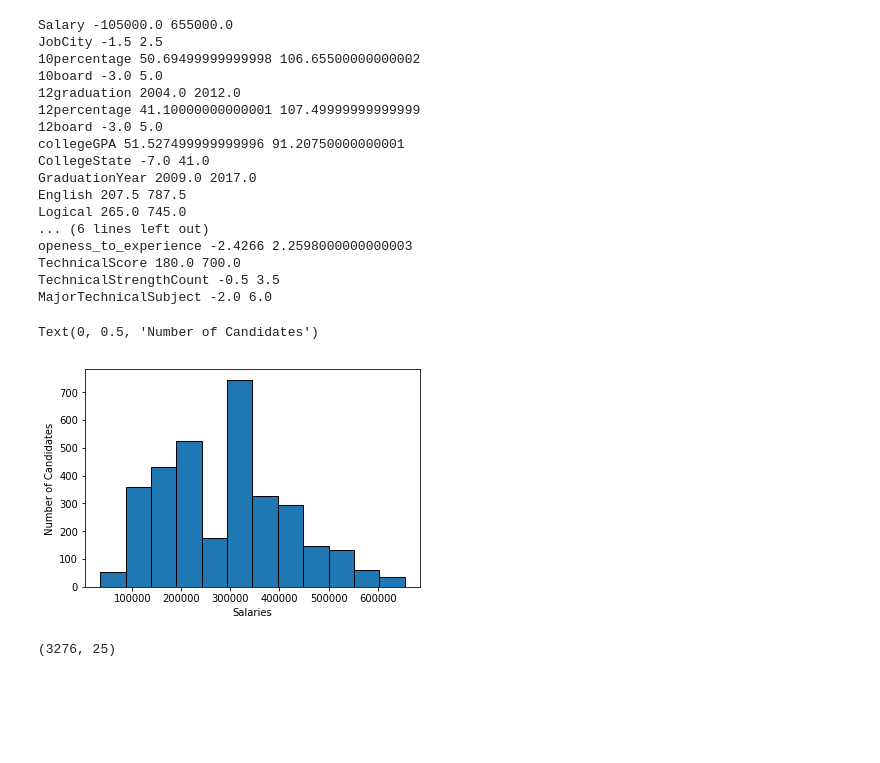
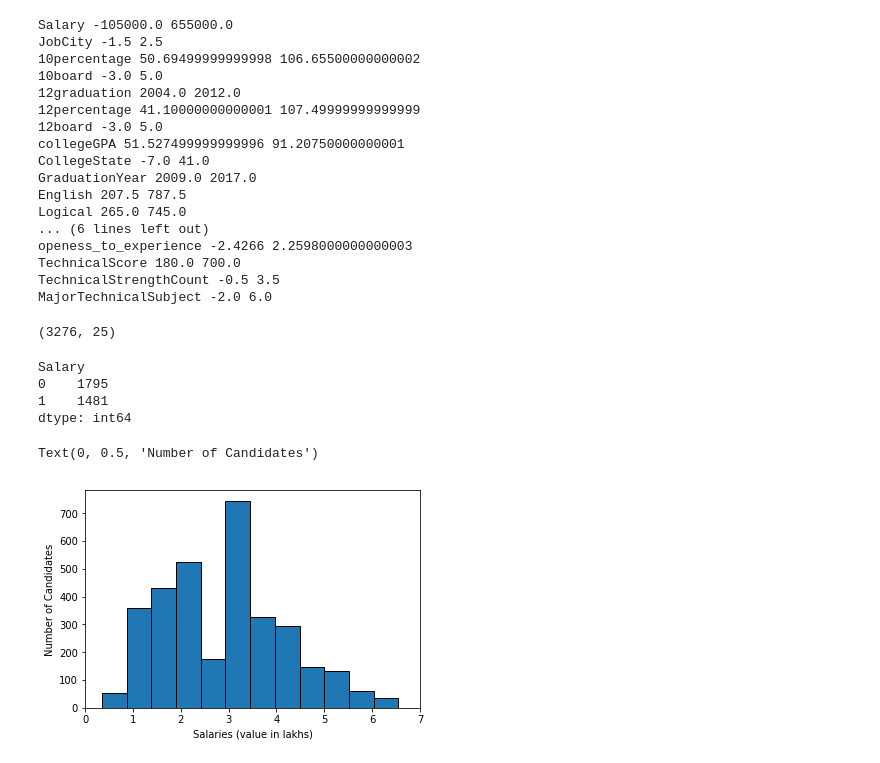
Before and after one commit to yashipro13/Predict-the-Package, a Jupyter notebook: amcat.ipynb, the cells around one changed output. Drawn from its saved outputs; the diff is of its cells as text; code cells hidden in the pictures; blank space fills up the shorter version.

```diff
--- a/amcat.ipynb
+++ b/amcat.ipynb
@@ -189,29 +201,37 @@ openess_to_experience -2.4266 2.2598000000000003
 TechnicalScore 180.0 700.0
 TechnicalStrengthCount -0.5 3.5
 MajorTechnicalSubject -2.0 6.0
-# %%
-BELOW_AVG_SALARY = 0
-ABOVE_AVG_SALARY = 1
-AVG_SAL = 300000
-MAX_SAL = 1200000
-salaries = []
-
-
-for index,row in employment_stats.iterrows():
-  if row['Salary'] <= AVG_SAL:
-    employment_stats.at[index, "Salary"] = BELOW_AVG_SALARY
-  else:
-    employment_stats.at[index, "Salary"] = ABOVE_AVG_SALARY
-  if row['Salary'] <= MAX_SAL:
-    salaries.append(row['Salary'])
-employment_stats.groupby("Salary").size()
-plt.hist(salaries, bins = 12, edgecolor = "black", linewidth = 1)
-plt.xlabel("Salaries")
-plt.ylabel("Number of Candidates")
-# %% [output]
-Text(0, 0.5, 'Number of Candidates')
-[figure, removed]
 # %%
 employment_stats.shape
 # %% [output]
 (3276, 25)
+# %%
+BELOW_AVG_SALARY = 0
+ABOVE_AVG_SALARY = 1
+AVG_SAL = 300000
+salaries = []
+female_salary = []
+male_salary = []
+for index,row in employment_stats.iterrows():
+  salaries.append(row['Salary'])
+  if row['Gender'] == 0:
+    female_salary.append(row['Salary'])
+  else:
+    male_salary.append(row['Salary'])
+  if row['Salary'] <= AVG_SAL:
+    employment_stats.at[index, "Salary"] = BELOW_AVG_SALARY
+  else:
+    employment_stats.at[index, "Salary"] = ABOVE_AVG_SALARY
+print(employment_stats.groupby("Salary").size())
+plt.hist(salaries, bins = 12, edgecolor = "black", linewidth = 1)
+plt.xlabel("Salaries (value in lakhs)")
+locs, labels = plt.xticks()
+plt.xticks(locs, [int(i//100000) for i in locs])
+plt.ylabel("Number of Candidates")
+# %% [output]
+Salary
+0    1795
+1    1481
+dtype: int64
+Text(0, 0.5, 'Number of Candidates')
+[figure, added]
```
Also changed, not shown: parts of 12 cells of this notebook.
